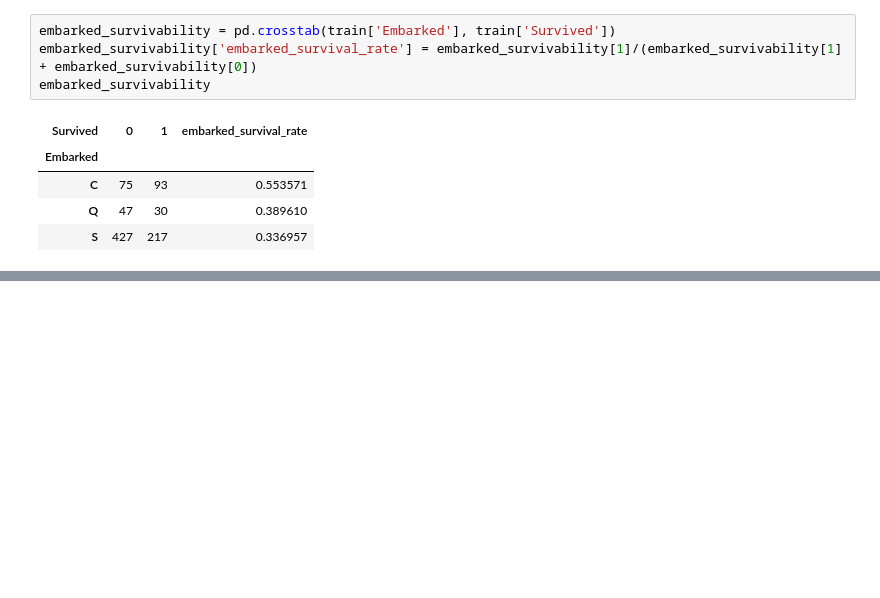
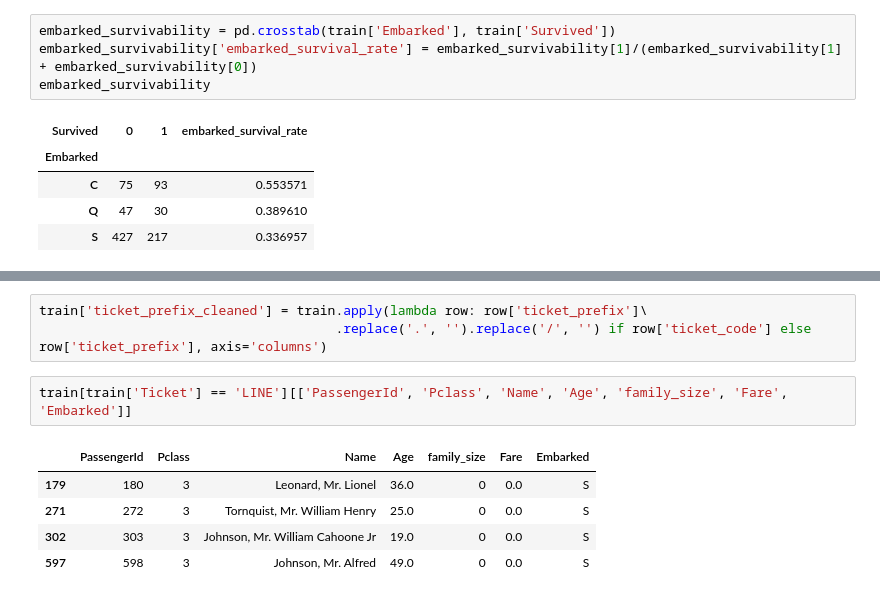
Before and after one commit to AdventurousDataScientist/TitanicSurvival, a Jupyter notebook: Titanic EDA.ipynb, the cells around one changed output, grey strips where cells are left out. Cells and saved outputs as stored; diff of their text form; blank space fills up the shorter version.

```diff
--- a/Titanic EDA.ipynb
+++ b/Titanic EDA.ipynb
@@ -466,0 +896,11 @@ gbr_final_pipe = train_gbr_classifier(preprocessor3, GradientBoostingClassifier,
+# %%
+train['ticket_prefix_cleaned'] = train.apply(lambda row: row['ticket_prefix']\
+                                      .replace('.', '').replace('/', '') if row['ticket_code'] else row['ticket_prefix'], axis='columns')
+# %%
+train[train['Ticket'] == 'LINE'][['PassengerId', 'Pclass', 'Name', 'Age', 'family_size', 'Fare', 'Embarked']]
+# %% [output]
+|  | PassengerId | Pclass | Name | Age | family_size | Fare | Embarked |
+| 179 | 180 | 3 | Leonard, Mr. Lionel | 36.0 | 0 | 0.0 | S |
+| 271 | 272 | 3 | Tornquist, Mr. William Henry | 25.0 | 0 | 0.0 | S |
+| 302 | 303 | 3 | Johnson, Mr. William Cahoone Jr | 19.0 | 0 | 0.0 | S |
+| 597 | 598 | 3 | Johnson, Mr. Alfred | 49.0 | 0 | 0.0 | S |
```
Also changed, not shown: parts of 74 cells of this notebook, 1 other file.
